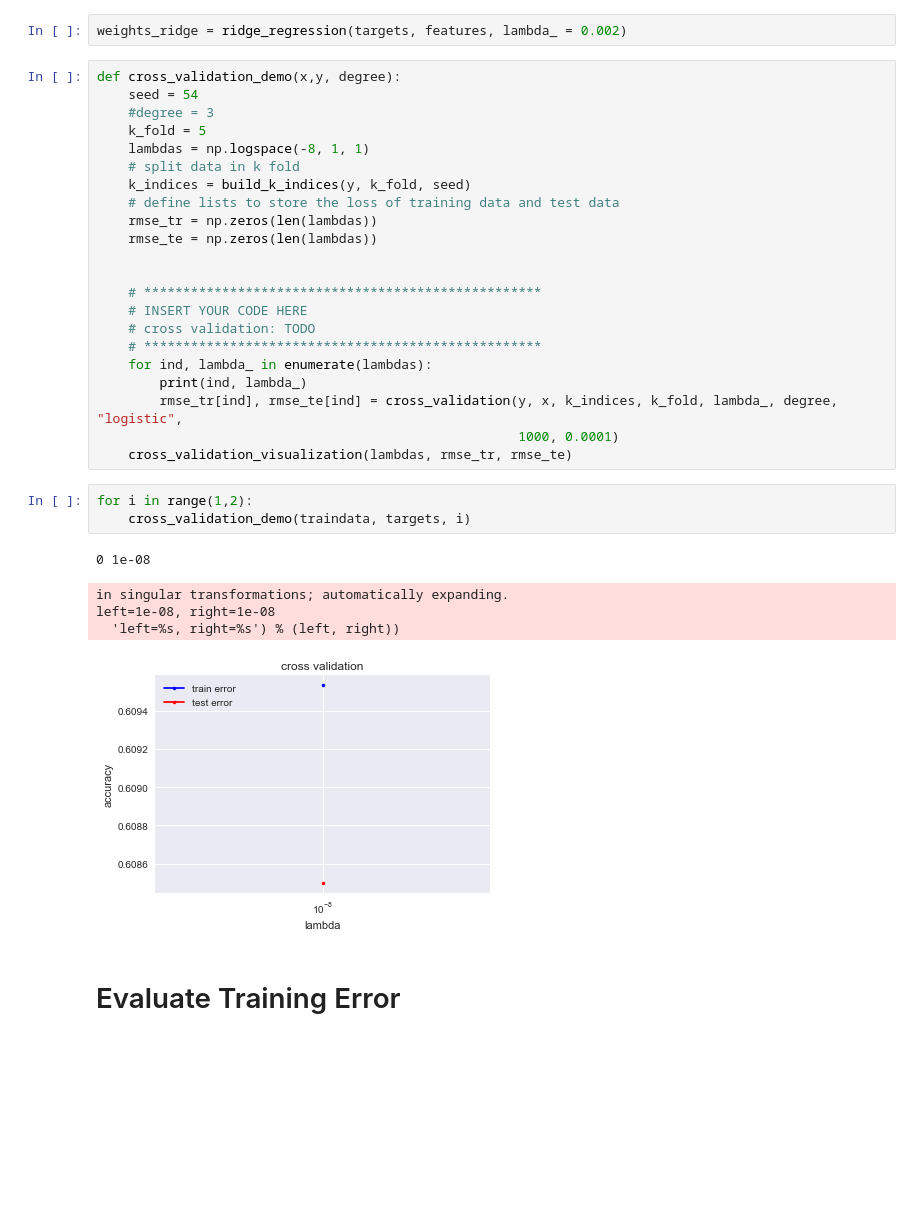
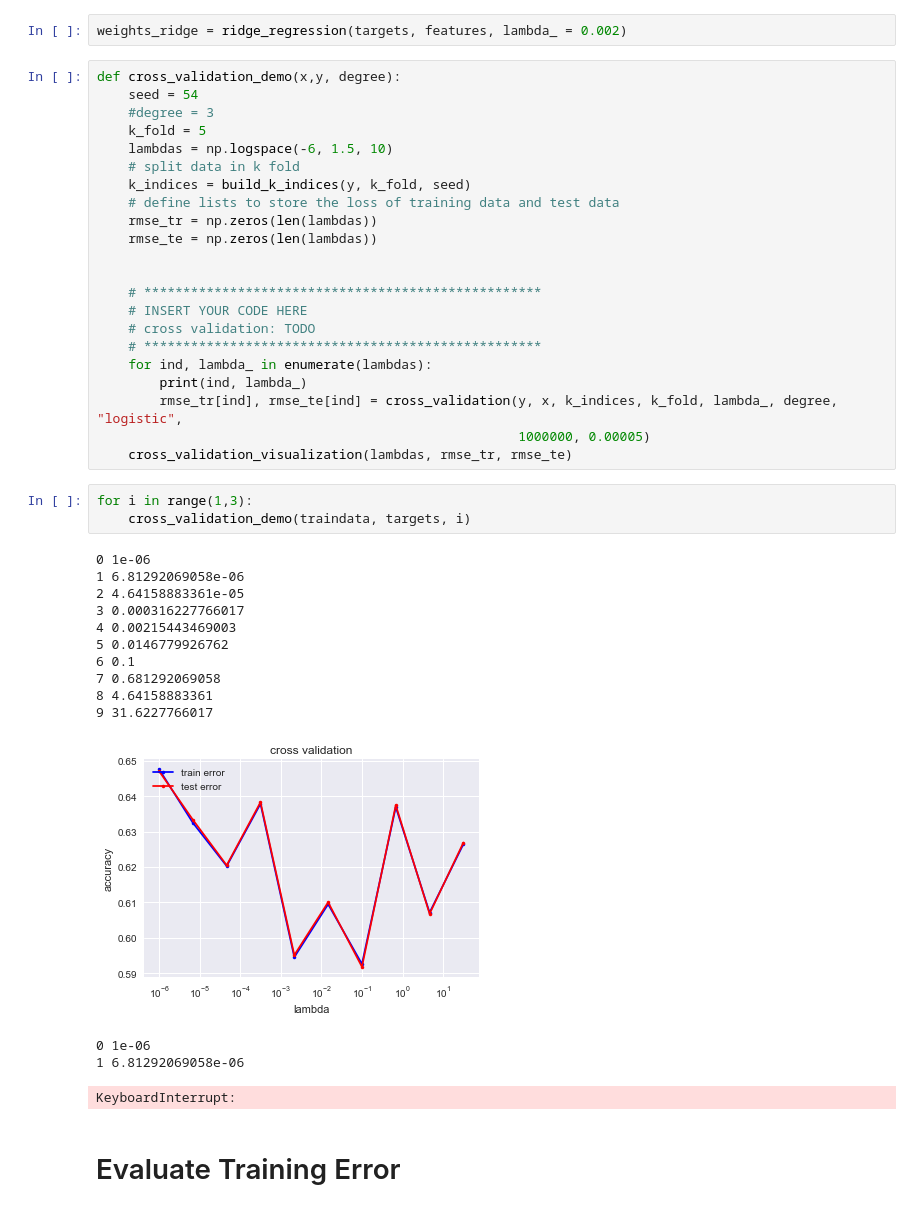
Before and after one commit to doggydigit/HiggsBosonDetection, a Jupyter notebook: workspace/pipeline.ipynb, the cells around one changed output. Drawn from its saved outputs; the diff is of its cells as text; blank space fills up the shorter version.

```diff
--- a/workspace/pipeline.ipynb
+++ b/workspace/pipeline.ipynb
@@ -146,7 +148,7 @@ def cross_validation_demo(x,y, degree):
     seed = 54
     #degree = 3
     k_fold = 5
-    lambdas = np.logspace(-8, 1, 1)
+    lambdas = np.logspace(-6, 1.5, 10)
     # split data in k fold
     k_indices = build_k_indices(y, k_fold, seed)
     # define lists to store the loss of training data and test data
@@ -161,17 +163,26 @@ def cross_validation_demo(x,y, degree):
     for ind, lambda_ in enumerate(lambdas):
         print(ind, lambda_)
         rmse_tr[ind], rmse_te[ind] = cross_validation(y, x, k_indices, k_fold, lambda_, degree, "logistic",
-                                                      1000, 0.0001)
+                                                      1000000, 0.00005)
     cross_validation_visualization(lambdas, rmse_tr, rmse_te)
 # %%
-for i in range(1,2):
+for i in range(1,3):
     cross_validation_demo(traindata, targets, i)
 # %% [output]
-0 1e-08
+0 1e-06
+1 6.81292069058e-06
+2 4.64158883361e-05
+3 0.000316227766017
+4 0.00215443469003
+5 0.0146779926762
+6 0.1
+7 0.681292069058
+8 4.64158883361
+9 31.6227766017
+[figure, new version]
-in singular transformations; automatically expanding.
-left=1e-08, right=1e-08
-  'left=%s, right=%s') % (left, right))
+0 1e-06
+1 6.81292069058e-06
-[figure, old version]
+KeyboardInterrupt:
 # %% [markdown]
 # Evaluate Training Error
 # %%
```
Also changed, not shown: parts of 4 cells of this notebook, 1 other file.
